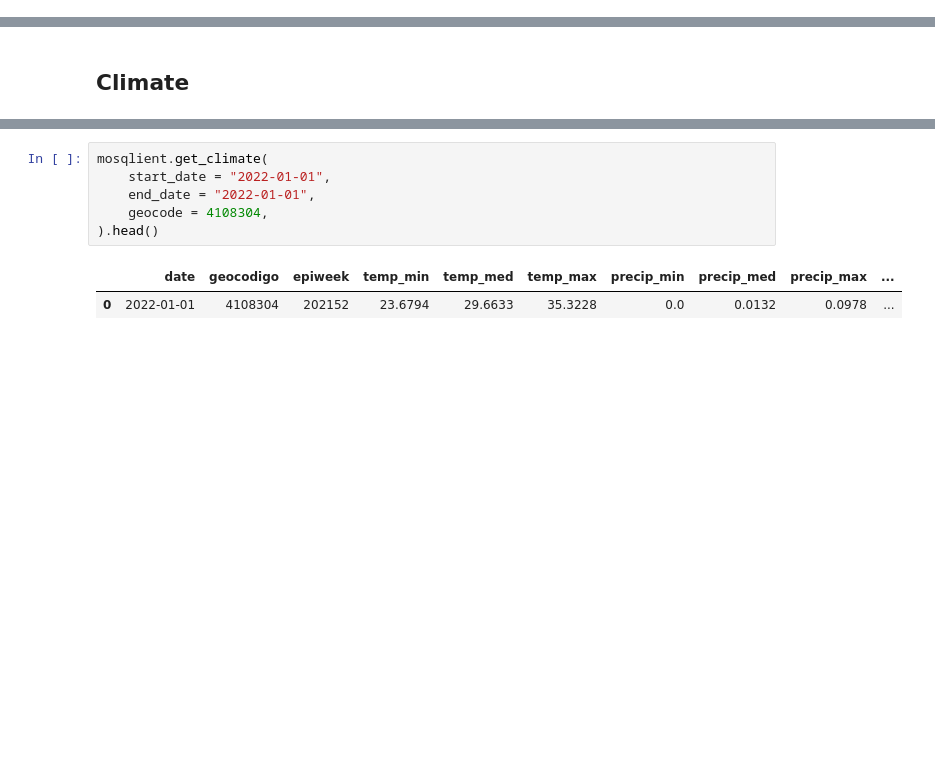
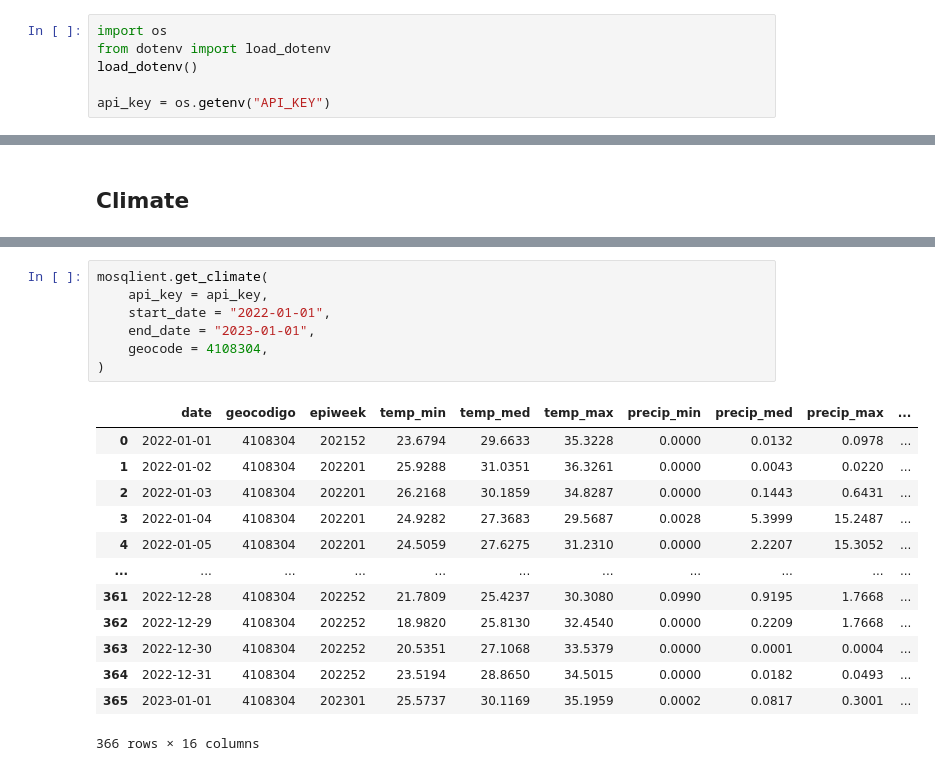
Before and after one commit to Mosqlimate-project/mosqlimate-client, a Jupyter notebook: docs/tutorials/API/datastore.ipynb, the cells around one changed output, grey strips where cells are left out. Saved outputs shown, nothing was run; the diff lists cells and outputs as text; blank space fills up the shorter version.

```diff
--- a/docs/tutorials/API/datastore.ipynb
+++ b/docs/tutorials/API/datastore.ipynb
@@ -1,6 +1,12 @@
 # %% [markdown]
 # Interacting with the Mosqlimate datastore
 Fetching data from the Mosqlimate API. Below, you can find example code to pull data from both the `Infodengue` and `Climate` datasets.
+# %%
+import os
+from dotenv import load_dotenv
+load_dotenv()
+
+api_key = os.getenv("API_KEY")
 # %%
 import mosqlient
 # %% [markdown]
@@ -81,10 +92,22 @@ mosqlient.get_climate(
 | 4 | 2022-01-01 | 3303203 | 202152 | 21.8972 | 24.2891 | 27.5884 | 3.5619 | 11.4151 | 18.2473 | ... |
 # %%
 mosqlient.get_climate(
+    api_key = api_key,
     start_date = "2022-01-01",
-    end_date = "2022-01-01",
+    end_date = "2023-01-01",
     geocode = 4108304,
-).head()
+)
 # %% [output]
 |  | date | geocodigo | epiweek | temp_min | temp_med | temp_max | precip_min | precip_med | precip_max | ... |
-| 0 | 2022-01-01 | 4108304 | 202152 | 23.6794 | 29.6633 | 35.3228 | 0.0 | 0.0132 | 0.0978 | ... |
+| 0 | 2022-01-01 | 4108304 | 202152 | 23.6794 | 29.6633 | 35.3228 | 0.0000 | 0.0132 | 0.0978 | ... |
+| 1 | 2022-01-02 | 4108304 | 202201 | 25.9288 | 31.0351 | 36.3261 | 0.0000 | 0.0043 | 0.0220 | ... |
+| 2 | 2022-01-03 | 4108304 | 202201 | 26.2168 | 30.1859 | 34.8287 | 0.0000 | 0.1443 | 0.6431 | ... |
+| 3 | 2022-01-04 | 4108304 | 202201 | 24.9282 | 27.3683 | 29.5687 | 0.0028 | 5.3999 | 15.2487 | ... |
+| 4 | 2022-01-05 | 4108304 | 202201 | 24.5059 | 27.6275 | 31.2310 | 0.0000 | 2.2207 | 15.3052 | ... |
+| ... | ... | ... | ... | ... | ... | ... | ... | ... | ... | ... |
+| 361 | 2022-12-28 | 4108304 | 202252 | 21.7809 | 25.4237 | 30.3080 | 0.0990 | 0.9195 | 1.7668 | ... |
+| 362 | 2022-12-29 | 4108304 | 202252 | 18.9820 | 25.8130 | 32.4540 | 0.0000 | 0.2209 | 1.7668 | ... |
+| 363 | 2022-12-30 | 4108304 | 202252 | 20.5351 | 27.1068 | 33.5379 | 0.0000 | 0.0001 | 0.0004 | ... |
+| 364 | 2022-12-31 | 4108304 | 202252 | 23.5194 | 28.8650 | 34.5015 | 0.0000 | 0.0182 | 0.0493 | ... |
+| 365 | 2023-01-01 | 4108304 | 202301 | 25.5737 | 30.1169 | 35.1959 | 0.0002 | 0.0817 | 0.3001 | ... |
+366 rows × 16 columns
```
Also changed, not shown: parts of 5 cells of this notebook, 3 other files.
